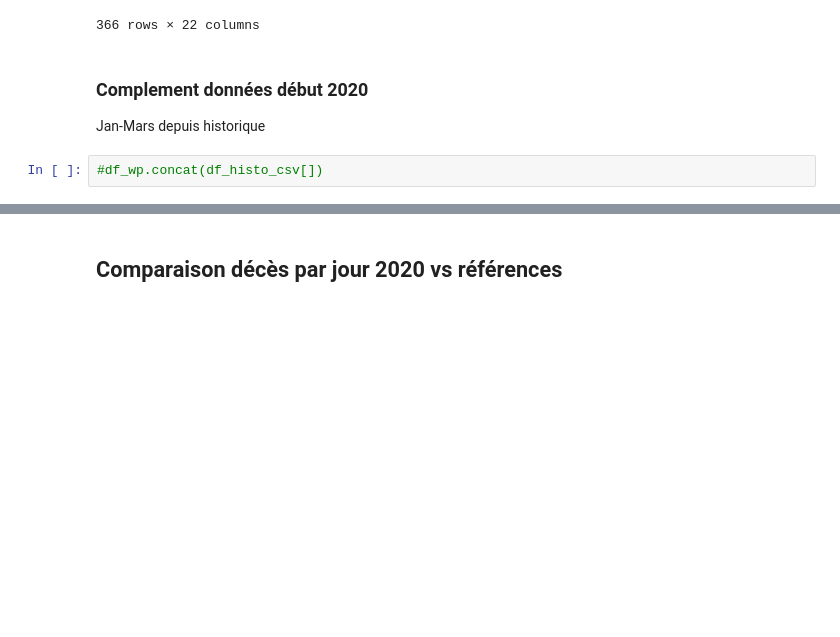
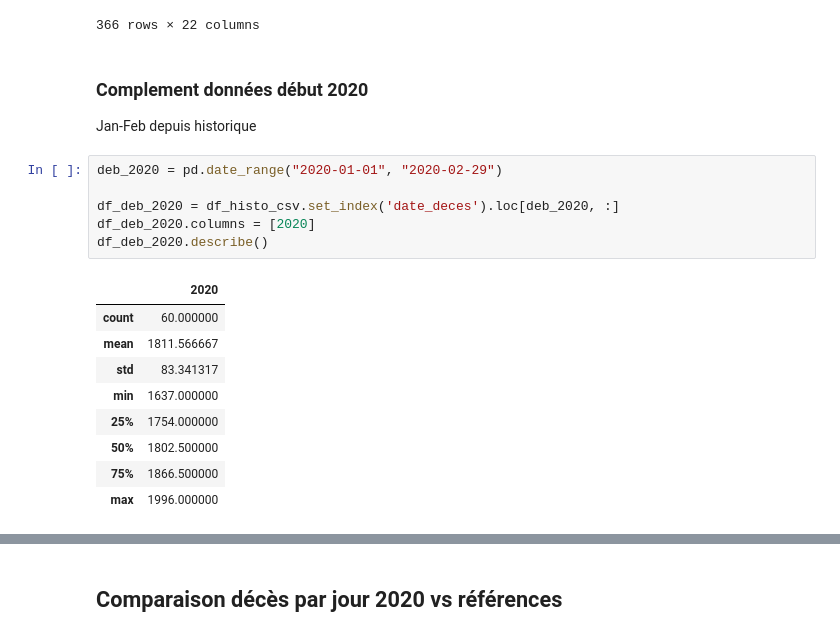
Before and after one commit to makiwara-fr/covid19-analyse, a Jupyter notebook: fr_deaths.ipynb, the cells around one changed output, grey strips where cells are left out. Saved outputs shown, nothing was run; the diff lists cells and outputs as text; blank space fills up the shorter version.

```diff
--- a/fr_deaths.ipynb
+++ b/fr_deaths.ipynb
@@ -222,6 +223,20 @@ df_histo
 366 rows × 22 columns
 # %% [markdown]
 ### Complement données début 2020
-Jan-Mars depuis historique
+Jan-Feb depuis historique
-# %%
-#df_wp.concat(df_histo_csv[])
+# %%
+deb_2020 = pd.date_range("2020-01-01", "2020-02-29")
+
+df_deb_2020 = df_histo_csv.set_index('date_deces').loc[deb_2020, :]
+df_deb_2020.columns = [2020]
+df_deb_2020.describe()
+# %% [output]
+|  | 2020 |
+| count | 60.000000 |
+| mean | 1811.566667 |
+| std | 83.341317 |
+| min | 1637.000000 |
+| 25% | 1754.000000 |
+| 50% | 1802.500000 |
+| 75% | 1866.500000 |
+| max | 1996.000000 |
```
Also changed, not shown: parts of 4 cells of this notebook, 6 other files.
